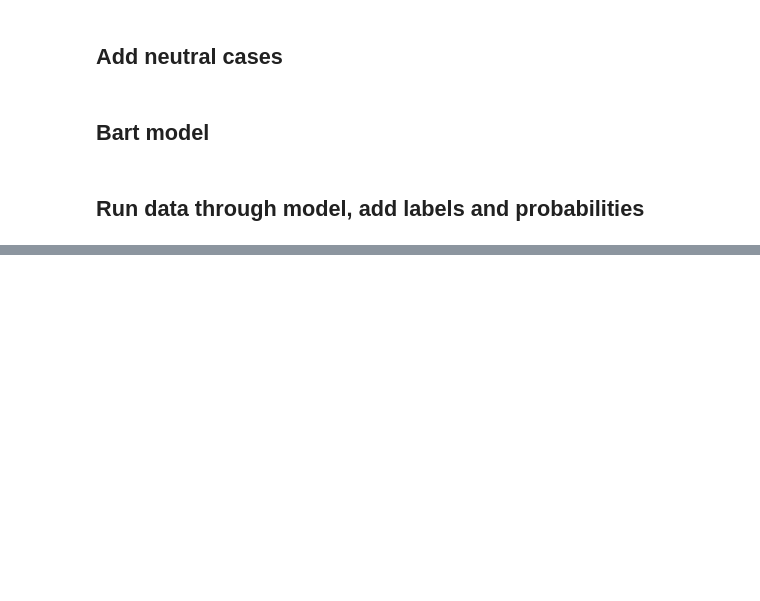
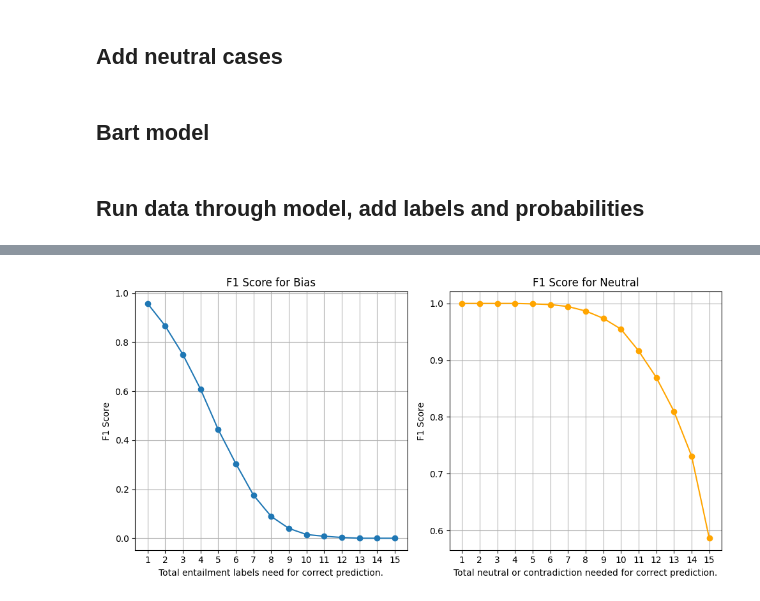
Before and after one commit to AlfonsoGhislieri/NLI-bias, a Jupyter notebook: final.ipynb, the cells around one changed output, grey strips where cells are left out. Saved outputs shown, nothing was run; the diff lists cells and outputs as text; code cells hidden in the pictures; blank space fills up the shorter version.

Commit message:
get f1 scores depeneding on total labels needed for a correct prediction

```diff
--- a/final.ipynb
+++ b/final.ipynb
@@ -381,17 +383,3 @@ df_results = determine_label_accuracy(combined_df, 1, 1)
 def print_f1_score(df, category_name):
     f1 = f1_score(df['is_label_correct'], df['predicted'])
     print(f"F1 score for {category_name}: {f1}")
-# %%
-def get_combination_f1_scores(df):
-  f1_scores = []
-
-  for idx in range(len(df['is_label_correct'].iloc[0])):
-      # Get the true labels (ground truth) and predicted labels for the current index
-      true_labels = df['is_label_correct'].apply(lambda x: x[idx])
-
-      predicted_labels = df['predicted']
-
-      f1 = f1_score(true_labels, predicted_labels)
-
-      f1_scores.append(f1)
-  return f1_scores
@@ -401,0 +407,5 @@ get_combination_f1_scores(df_results)
+# %%
+df_results = determine_label_accuracy(combined_df, 15, 15)
+# %%
+scores = get_combination_f1_scores(df_results)
+scores
@@ -401,0 +430,26 @@ get_combination_f1_scores(df_results)
+# %%
+# Create two separate plots for 'Bias_f1' and 'Neutral_f1'
+plt.figure(figsize=(10, 5))
+
+# Plot for 'Bias_f1'
+plt.subplot(1, 2, 1)
+plt.plot(range(1, len(scores['Bias_f1']) + 1), scores['Bias_f1'], marker='o')
+plt.xlabel('Total entailment labels needed for correct prediction.')
+plt.ylabel('F1 Score')
+plt.title('F1 Score for Bias')
+plt.xticks(range(1, len(scores['Bias_f1']) + 1))  # Set x-axis ticks to 1, 2, 3, ...
+plt.grid()
+
+# Plot for 'Neutral_f1'
+plt.subplot(1, 2, 2)
+plt.plot(range(1, len(scores['Neutral_f1']) + 1), scores['Neutral_f1'], marker='o', color='orange')
+plt.xlabel('Total neutral or contradiction needed for correct prediction.')
+plt.ylabel('F1 Score')
+plt.title('F1 Score for Neutral')
+plt.xticks(range(1, len(scores['Neutral_f1']) + 1))  # Set x-axis ticks to 1, 2, 3, ...
+plt.grid()
+
+plt.tight_layout()
+plt.show()
+# %% [output]
+[figure, added]
```
Also changed, not shown: parts of 8 cells of this notebook.
